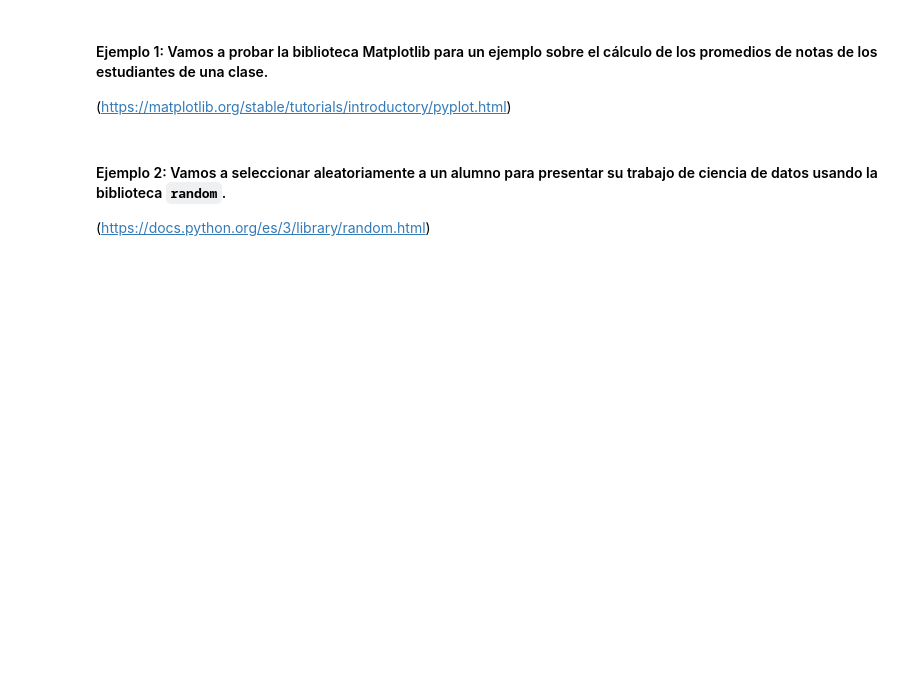
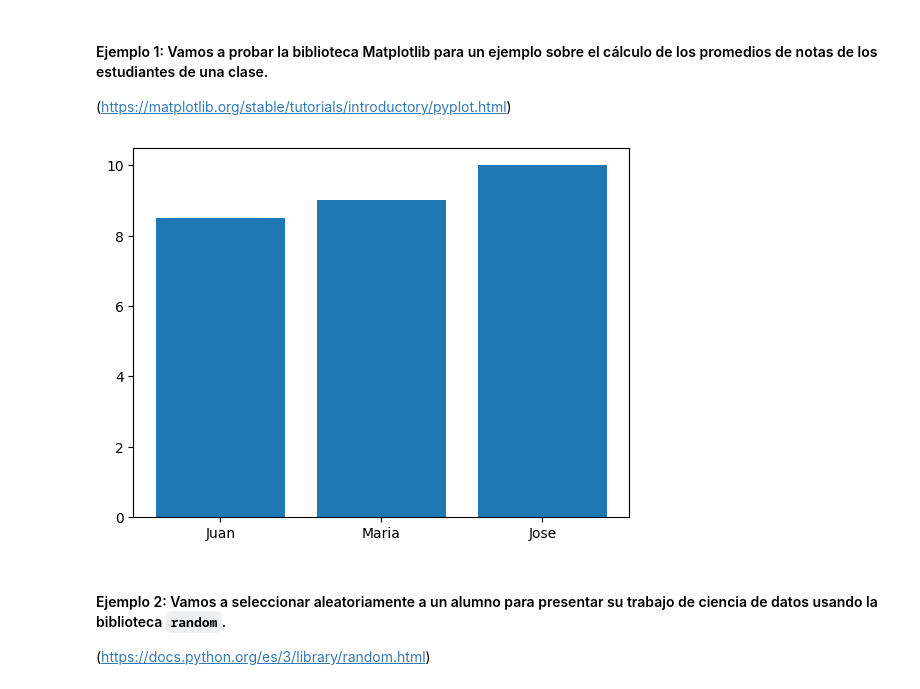
Before and after one commit to pepebenitez01/notebook_python_alura, a Jupyter notebook: Python_para_Data_Science.ipynb, the cells around one changed output. Saved outputs shown, nothing was run; the diff lists cells and outputs as text; code cells hidden in the pictures; blank space fills up the shorter version.

```diff
--- a/Python_para_Data_Science.ipynb
+++ b/Python_para_Data_Science.ipynb
@@ -31,3 +101,11 @@ Existe también PYPI que es un repositorio de bibliotecas Python que contiene la
+# %%
+estudiante = ['Juan', 'Maria', 'Jose']
+notas = [8.5, 9.0, 10.0]
+# %%
+plt.bar(x= estudiante, height= notas)
+plt.show()
+# %% [output]
+[figure, added]
 # %% [markdown]
 #### Ejemplo 2: Vamos a seleccionar aleatoriamente a un alumno para presentar su trabajo de ciencia de datos usando la biblioteca `random`.
 
```
Also changed, not shown: parts of 9 cells of this notebook.
